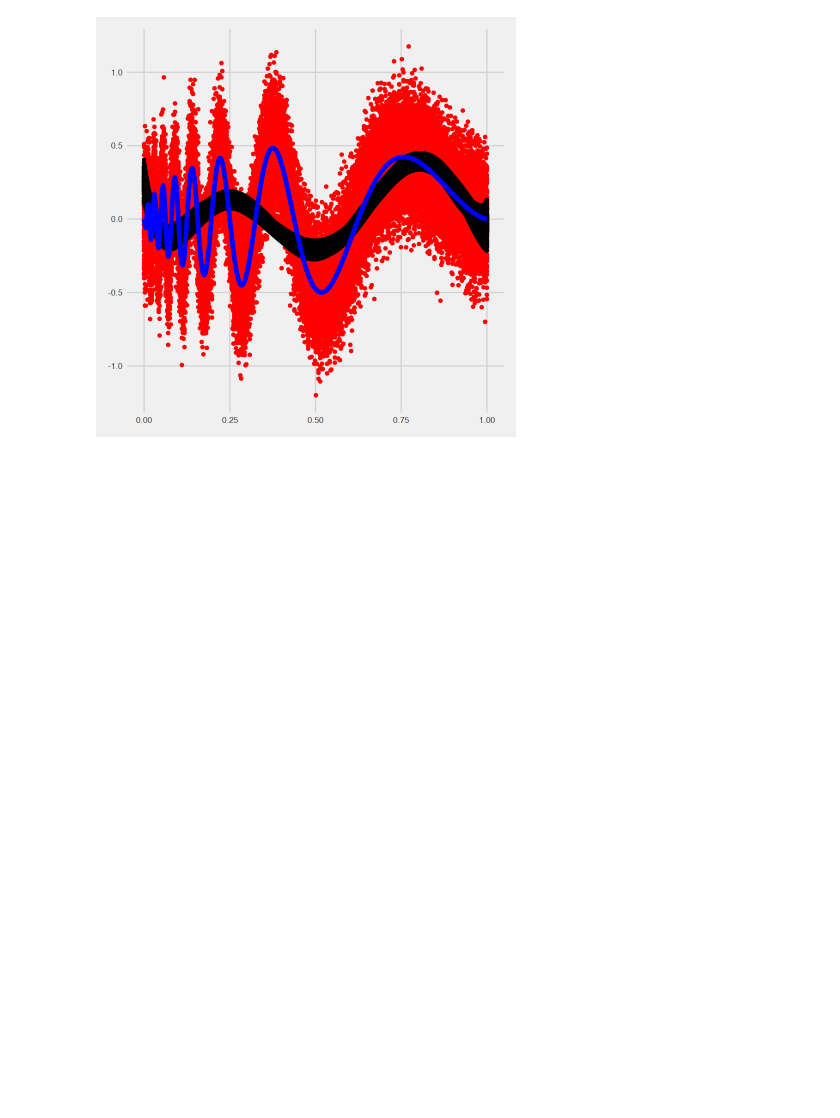
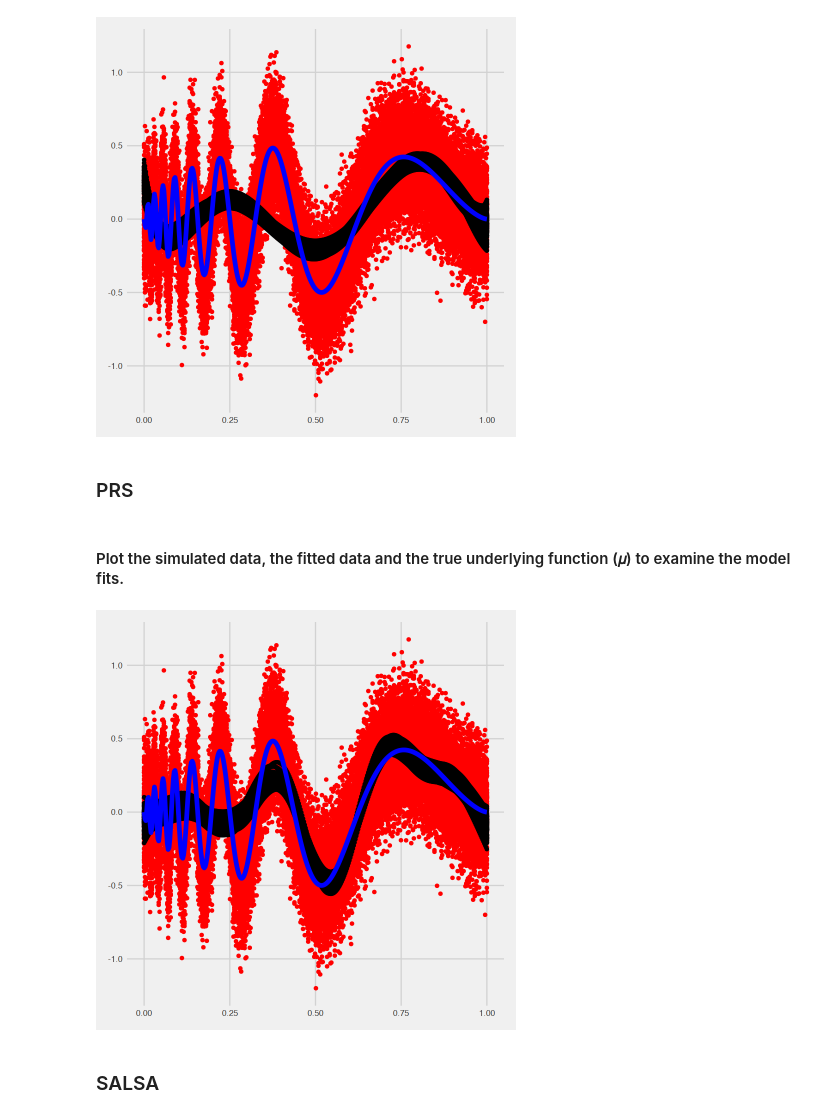
Before and after one commit to erikseulean/data_analysis, a Jupyter notebook: Practical4.ipynb, the cells around one changed output. Saved outputs shown, nothing was run; the diff lists cells and outputs as text; code cells hidden in the pictures; blank space fills up the shorter version.

```diff
--- a/Practical4.ipynb
+++ b/Practical4.ipynb
@@ -67,13 +67,12 @@ for (i in seq(100))
     # Subset dataset
     dfSub <- subset(df, ID %in% i)
     poly_model = lm(response ~ poly(x, degree=6), data=dfSub)
-    predictions = predict(poly_model, dfSub)
+    predictions = predict(poly_model, dfSub, type="response")
     fitted = c(fitted, predictions)
-    sq_res = RSS(df$x, predictions)
-    abs_res = ASE(df$x, predictions)
+    sq_res = RSS(dfSub$response, predictions)
+    abs_res = ASE(dfSub$response, predictions)
     square_residuals = c(square_residuals, sq_res)
     abs_residuals = c(abs_residuals, abs_res)
 }
 
 df = df %>% add_column(fitted = fitted)
-ggplot(aes(fitted, response), data=df) + geom_point()
@@ -88,0 +88,33 @@ theme_fivethirtyeight(base_size = 12, base_family = "sans")
+# %% [markdown]
+### PRS
+# %%
+library(mgcv)
+PRS <- mgcv::gam(response ~ s(x), data=df)
+# %%
+prs_square_residuals = c()
+prs_abs_residuals = c()
+prs_fitted = c()
+for (i in seq(100))
+{
+    # Subset dataset
+    dfSub <- subset(df, ID %in% i)
+    PRS <- mgcv::gam(response ~ s(x), data=dfSub)
+    predictions = predict(PRS, dfSub, type="response")
+    prs_fitted = c(prs_fitted, predictions)
+    prs_sq_res = RSS(dfSub$response, predictions)
+    prs_abs_res = ASE(dfSub$response, predictions)
+    prs_square_residuals = c(prs_square_residuals, prs_sq_res)
+    prs_abs_residuals = c(prs_abs_residuals, prs_abs_res)
+}
+df = df %>% add_column(fittedPRS = prs_fitted)
+# %% [markdown]
+#### Plot the simulated data, the fitted data and the true underlying function (𝜇) to examine the model fits.
+# %%
+ggplot(data=df) + geom_point(aes(x=x, y=response), colour="red") +
+geom_point(aes(x=x, y=fittedPRS)) +
+geom_line(aes(x=x, y=mu), colour="blue", size=2) +
+theme_fivethirtyeight(base_size = 12, base_family = "sans")
+# %% [output]
+[figure, added]
+# %% [markdown]
+### SALSA
```
Also changed, not shown: parts of 25 cells of this notebook.
